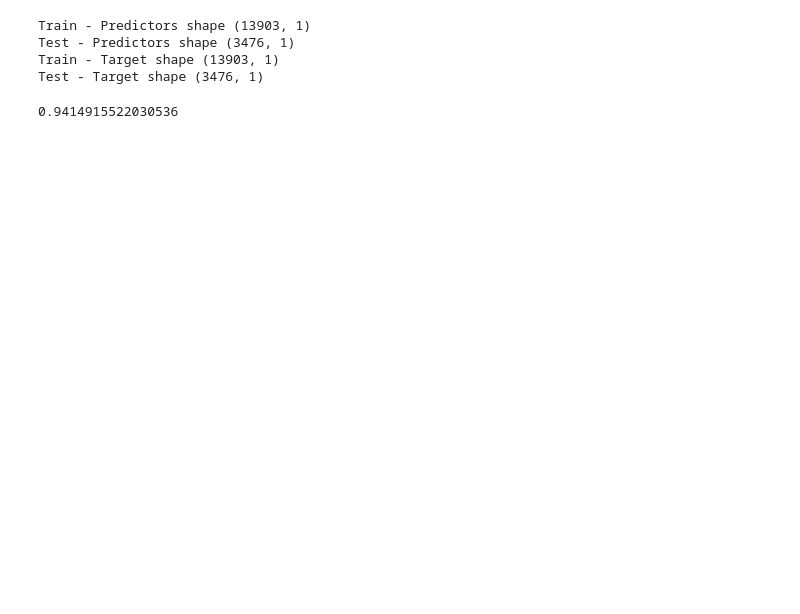
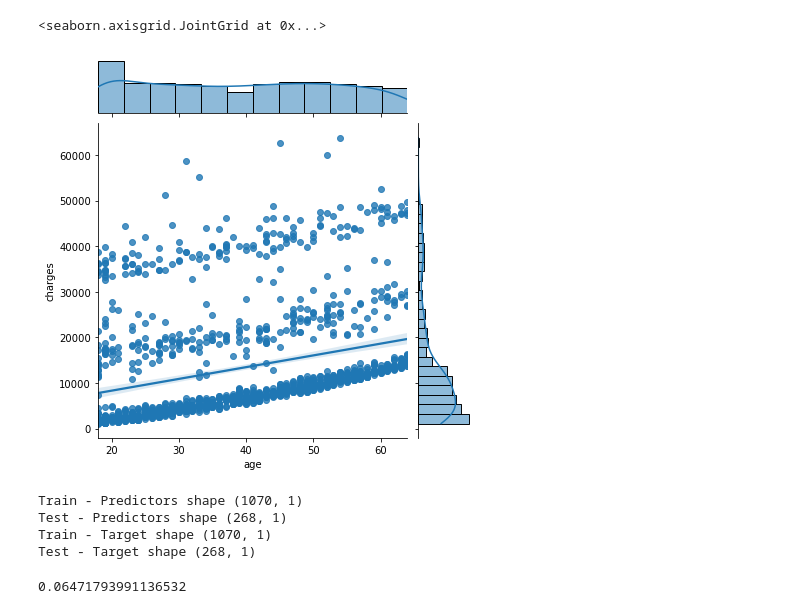
Before and after one commit to meetpatel1812/6D-ML-2022-Winter, a Jupyter notebook: linear regression/Linear_Regression_Model.ipynb, the cells around one changed output. Cells and saved outputs as stored; diff of their text form; code cells hidden in the pictures; blank space fills up the shorter version.

```diff
--- a/linear regression/Linear_Regression_Model.ipynb
+++ b/linear regression/Linear_Regression_Model.ipynb
@@ -93,6 +75,11 @@ df
+# %%
+sns.jointplot(x=df['age'], y=df['charges'], data=df, kind='reg')
+# %% [output]
+<seaborn.axisgrid.JointGrid at 0x...>
+[figure, added]
 # %%
-x=df["Registered Users"]
-y=df["Total Users"]
+x=df["age"]
+y=df["charges"]
 x_train,x_test,y_train,y_test = train_test_split(x,y,test_size=0.2)
 
 #reshape the data
@@ -115,11 +102,11 @@ model = LinearRegression()
 model.fit(x_train,y_train)
 model.score(x_test,y_test)
 # %% [output]
-Train - Predictors shape (13903, 1)
-Test - Predictors shape (3476, 1)
-Train - Target shape (13903, 1)
-Test - Target shape (3476, 1)
+Train - Predictors shape (1070, 1)
+Test - Predictors shape (268, 1)
+Train - Target shape (1070, 1)
+Test - Target shape (268, 1)
-0.9414915522030536
+0.06471793991136532
 # %%
 #finding MSE value with test data
 from sklearn.metrics import mean_squared_error
```
Also changed, not shown: parts of 12 cells of this notebook.
